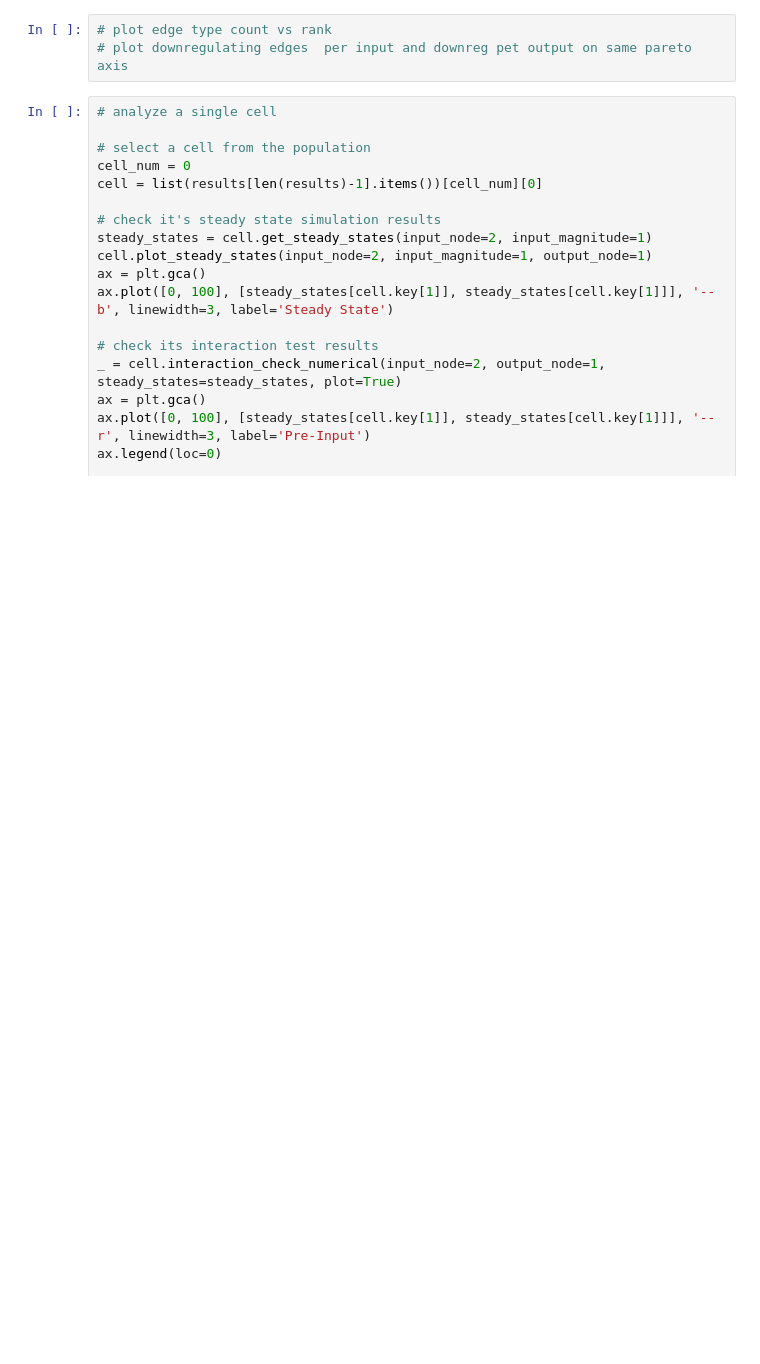
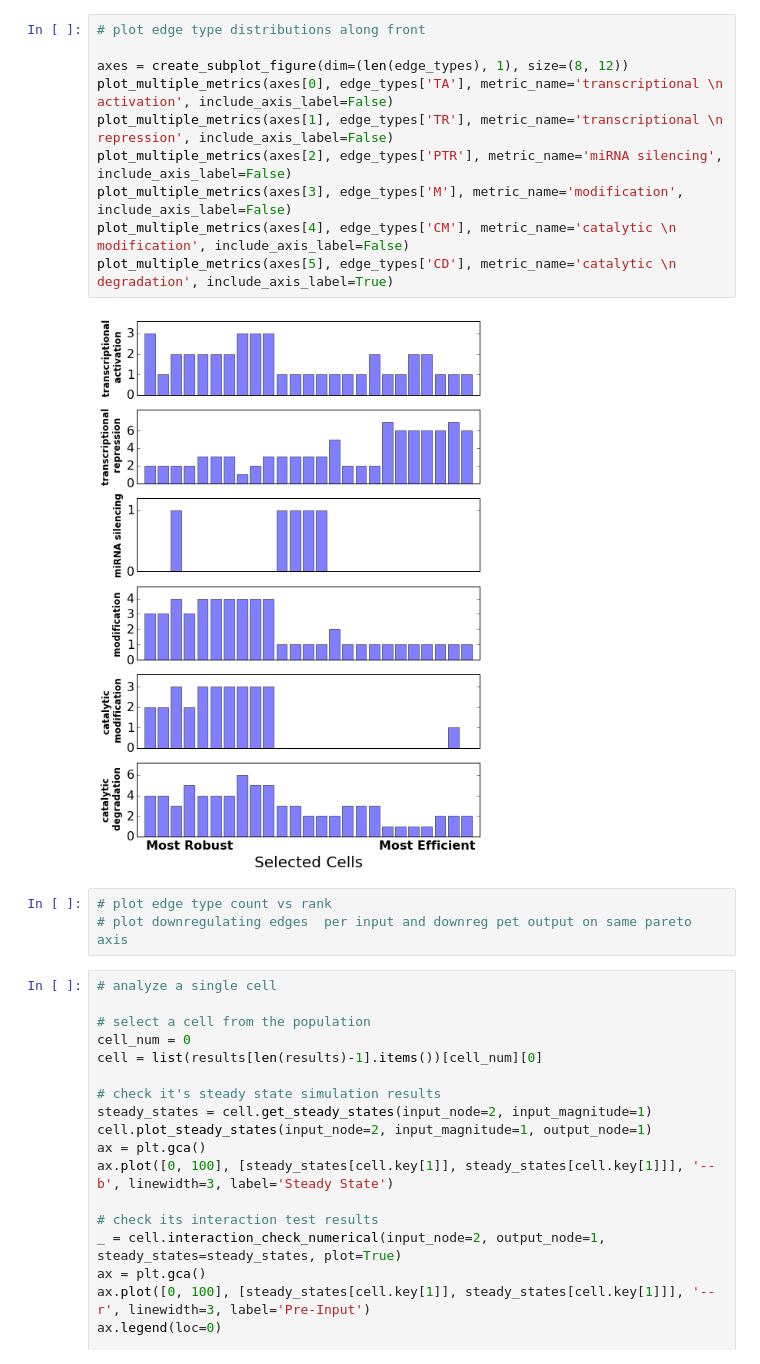
Before and after one commit to sbernasek/evolution_of_grn, a Jupyter notebook: analysis.ipynb, the cells around one changed output. Saved outputs shown, nothing was run; the diff lists cells and outputs as text; blank space fills up the shorter version.

```diff
--- a/analysis.ipynb
+++ b/analysis.ipynb
@@ -52,3 +53,15 @@ ax2 = plot_metric(edges_per_gene, 'Edges per Gene', 'Regulatory Density')
+# %%
+# plot edge type distributions along front
+
+axes = create_subplot_figure(dim=(len(edge_types), 1), size=(8, 12))
+plot_multiple_metrics(axes[0], edge_types['TA'], metric_name='transcriptional \n activation', include_axis_label=False)
+plot_multiple_metrics(axes[1], edge_types['TR'], metric_name='transcriptional \n repression', include_axis_label=False)
+plot_multiple_metrics(axes[2], edge_types['PTR'], metric_name='miRNA silencing', include_axis_label=False)
+plot_multiple_metrics(axes[3], edge_types['M'], metric_name='modification', include_axis_label=False)
+plot_multiple_metrics(axes[4], edge_types['CM'], metric_name='catalytic \n modification', include_axis_label=False)
+plot_multiple_metrics(axes[5], edge_types['CD'], metric_name='catalytic \n degradation', include_axis_label=True)
+# %% [output]
+[figure, added]
 # %%
 # plot edge type count vs rank
 # plot downregulating edges  per input and downreg pet output on same pareto axis
```
Also changed, not shown: parts of 21 cells of this notebook, 4 other files.
